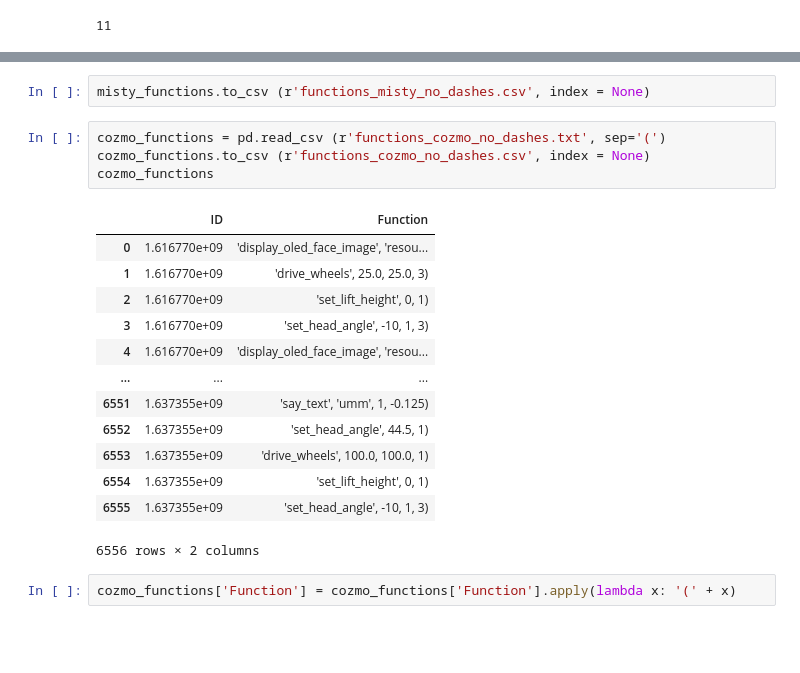
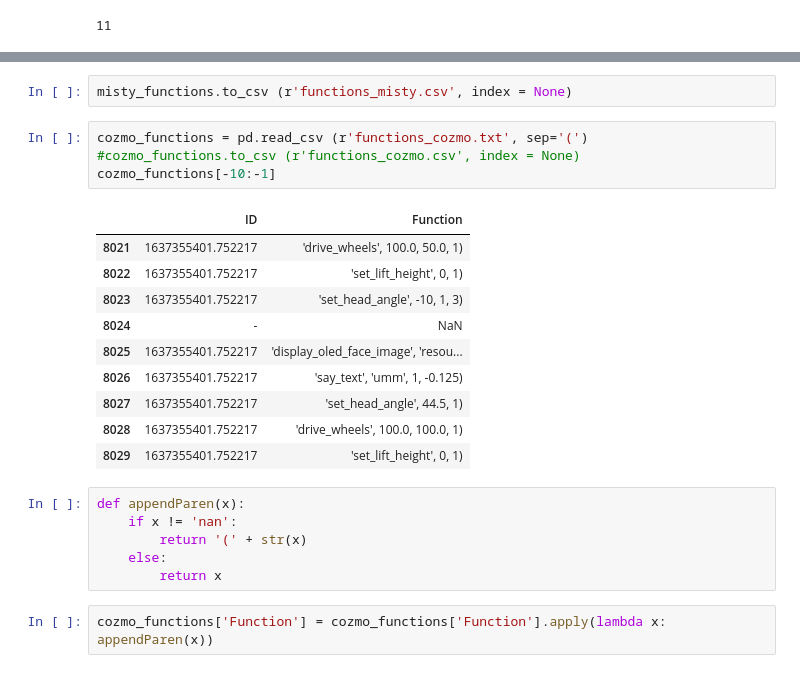
Before and after one commit to Diginyx/hadreb, a Jupyter notebook: MapFunctionsToInternalStates.ipynb, the cells around one changed output, grey strips where cells are left out. Saved outputs shown, nothing was run; the diff lists cells and outputs as text; blank space fills up the shorter version.

Commit message:
dictionary of functions almost done except for last ID of functions

```diff
--- a/MapFunctionsToInternalStates.ipynb
+++ b/MapFunctionsToInternalStates.ipynb
@@ -121,25 +122,28 @@ Name: Function, Length: 6556, dtype: object
 # %%
-misty_functions.to_csv (r'functions_misty_no_dashes.csv', index = None)
+misty_functions.to_csv (r'functions_misty.csv', index = None)
 # %%
-cozmo_functions = pd.read_csv (r'functions_cozmo_no_dashes.txt', sep='(')
-cozmo_functions.to_csv (r'functions_cozmo_no_dashes.csv', index = None)
-cozmo_functions
+cozmo_functions = pd.read_csv (r'functions_cozmo.txt', sep='(')
+#cozmo_functions.to_csv (r'functions_cozmo.csv', index = None)
+cozmo_functions[-10:-1]
 # %% [output]
 |  | ID | Function |
-| 0 | 1.616770e+09 | 'display_oled_face_image', 'resou... |
-| 1 | 1.616770e+09 | 'drive_wheels', 25.0, 25.0, 3) |
-| 2 | 1.616770e+09 | 'set_lift_height', 0, 1) |
-| 3 | 1.616770e+09 | 'set_head_angle', -10, 1, 3) |
-| 4 | 1.616770e+09 | 'display_oled_face_image', 'resou... |
-| ... | ... | ... |
-| 6551 | 1.637355e+09 | 'say_text', 'umm', 1, -0.125) |
-| 6552 | 1.637355e+09 | 'set_head_angle', 44.5, 1) |
-| 6553 | 1.637355e+09 | 'drive_wheels', 100.0, 100.0, 1) |
-| 6554 | 1.637355e+09 | 'set_lift_height', 0, 1) |
-| 6555 | 1.637355e+09 | 'set_head_angle', -10, 1, 3) |
+| 8021 | 1637355401.752217 | 'drive_wheels', 100.0, 50.0, 1) |
+| 8022 | 1637355401.752217 | 'set_lift_height', 0, 1) |
+| 8023 | 1637355401.752217 | 'set_head_angle', -10, 1, 3) |
+| 8024 | - | NaN |
+| 8025 | 1637355401.752217 | 'display_oled_face_image', 'resou... |
+| 8026 | 1637355401.752217 | 'say_text', 'umm', 1, -0.125) |
+| 8027 | 1637355401.752217 | 'set_head_angle', 44.5, 1) |
+| 8028 | 1637355401.752217 | 'drive_wheels', 100.0, 100.0, 1) |
+| 8029 | 1637355401.752217 | 'set_lift_height', 0, 1) |
-6556 rows × 2 columns
+# %%
+def appendParen(x):
+    if x != 'nan':
+        return '(' + str(x)
+    else:
+        return x
 # %%
-cozmo_functions['Function'] = cozmo_functions['Function'].apply(lambda x: '(' + x)
+cozmo_functions['Function'] = cozmo_functions['Function'].apply(lambda x: appendParen(x))
 # %%
 cozmo_functions['Function']
 # %% [output]
```
Also changed, not shown: parts of 8 cells of this notebook, 2 other files.
